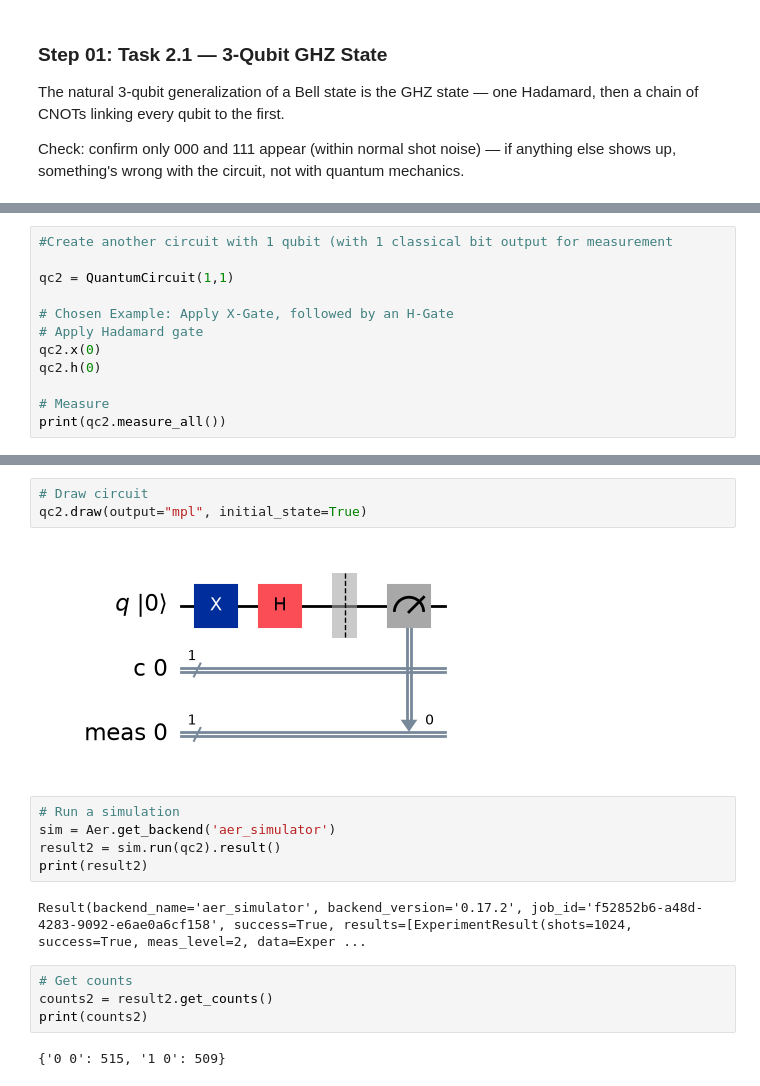
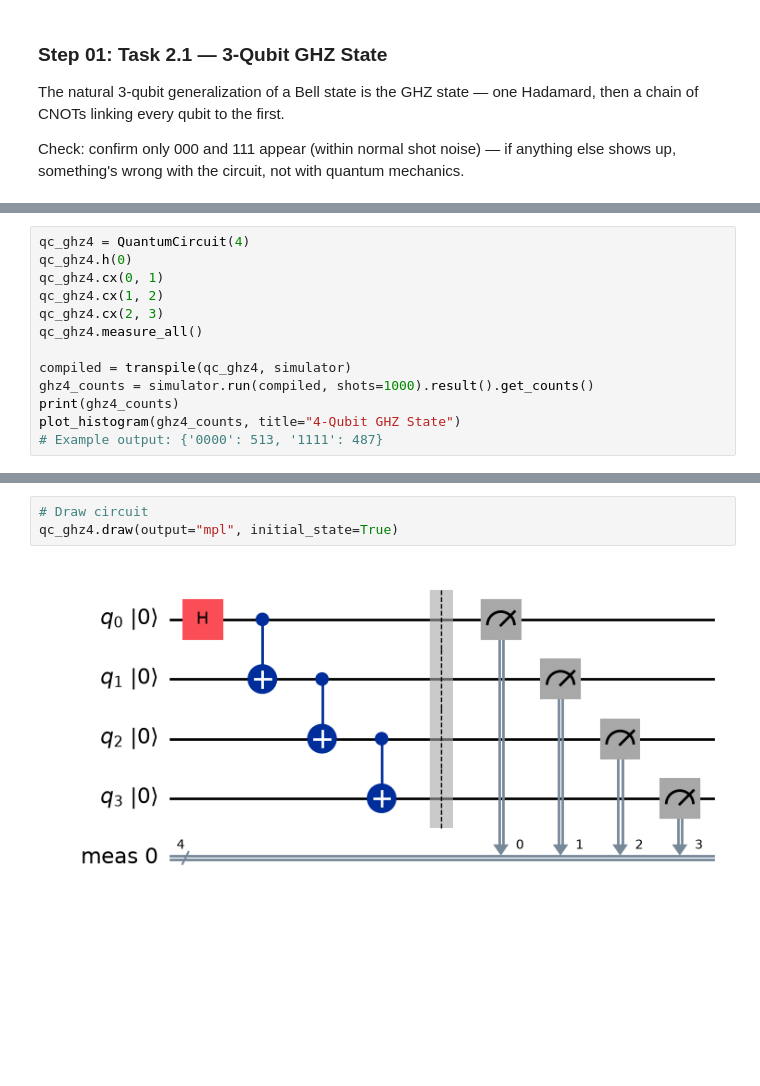
Before and after one commit to litheos1089/quantum-computing-repo, a Jupyter notebook: QuantumLabs/Taruc_LyberiusEnnio_QuantumLab2.ipynb, the cells around one changed output, grey strips where cells are left out. Cells and saved outputs as stored; diff of their text form; blank space fills up the shorter version.

Commit message:
Quantum Lab 02 update

```diff
--- a/QuantumLabs/Taruc_LyberiusEnnio_QuantumLab2.ipynb
+++ b/QuantumLabs/Taruc_LyberiusEnnio_QuantumLab2.ipynb
@@ -86,13 +70,14 @@ Modify the circuit so that it contains two different quantum gates.
 # %%
-#Create another circuit with 1 qubit (with 1 classical bit output for measurement
+qc_ghz4 = QuantumCircuit(4)
+qc_ghz4.h(0)
+qc_ghz4.cx(0, 1)
+qc_ghz4.cx(1, 2)
+qc_ghz4.cx(2, 3)
+qc_ghz4.measure_all()
 
-qc2 = QuantumCircuit(1,1)
-
-# Chosen Example: Apply X-Gate, followed by an H-Gate
-# Apply Hadamard gate
-qc2.x(0)
-qc2.h(0)
-
-# Measure
-print(qc2.measure_all())
+compiled = transpile(qc_ghz4, simulator)
+ghz4_counts = simulator.run(compiled, shots=1000).result().get_counts()
+print(ghz4_counts)
+plot_histogram(ghz4_counts, title="4-Qubit GHZ State")
+# Example output: {'0000': 513, '1111': 487}
 # %% [output]
@@ -100,18 +86,5 @@ None
 # %%
 # Draw circuit
-qc2.draw(output="mpl", initial_state=True)
+qc_ghz4.draw(output="mpl", initial_state=True)
 # %% [output]
-[figure, old version]
+[figure, new version]
-# %%
-# Run a simulation
-sim = Aer.get_backend('aer_simulator')
-result2 = sim.run(qc2).result()
-print(result2)
-# %% [output]
-Result(backend_name='aer_simulator', backend_version='0.17.2', job_id='f52852b6-a48d-4283-9092-e6ae0a6cf158', success=True, results=[ExperimentResult(shots=1024, success=True, meas_level=2, data=Exper ...
-# %%
-# Get counts
-counts2 = result2.get_counts()
-print(counts2)
-# %% [output]
-{'0 0': 515, '1 0': 509}
```
Also changed, not shown: parts of 18 cells of this notebook.
